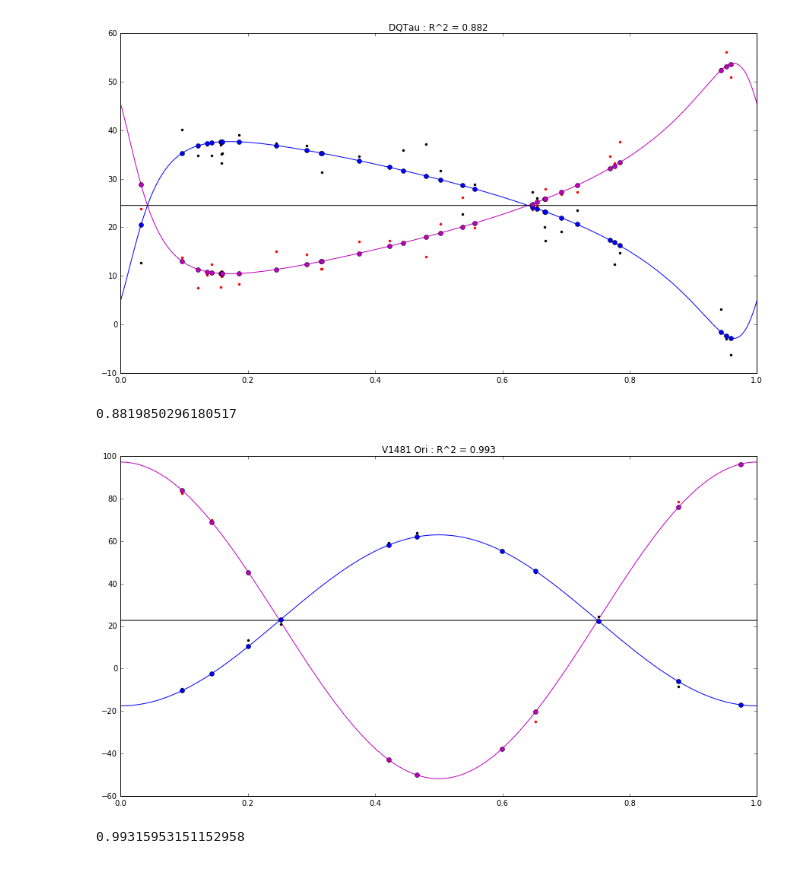
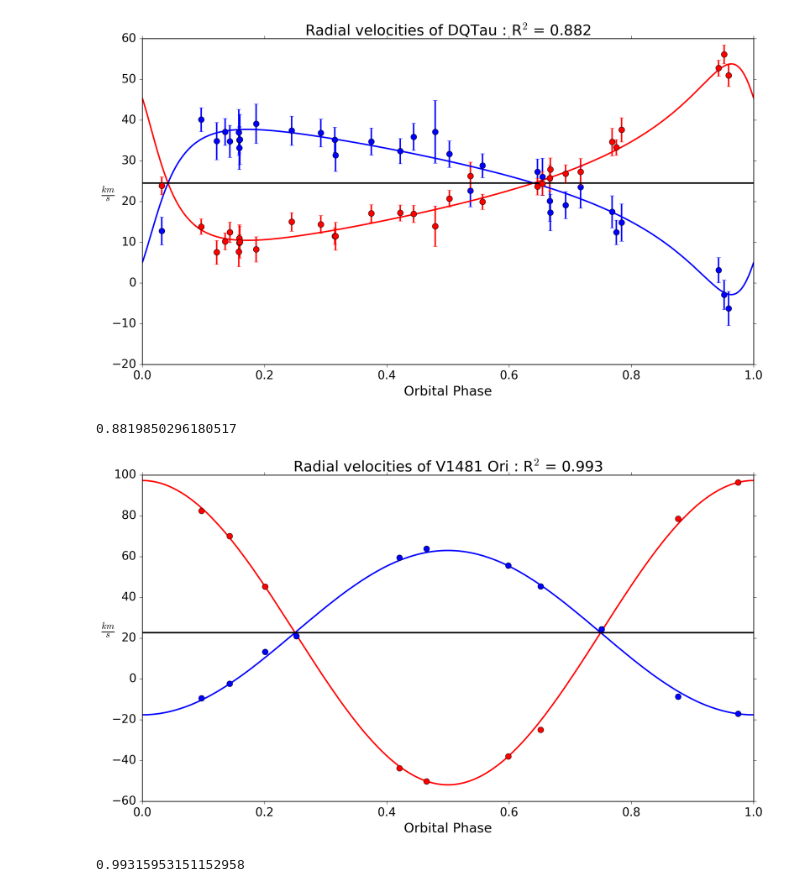
Before and after one commit to jacob-i-skinner/Orbit-Fitting, a Jupyter notebook: with data - Plotter.ipynb, the cells around one changed output. Cells and saved outputs as stored; diff of their text form; code cells hidden in the pictures.

```diff
--- a/with data - Plotter.ipynb
+++ b/with data - Plotter.ipynb
@@ -1,10 +1,29 @@
 # %%
 import numpy as np
+from IPython.display import set_matplotlib_formats
 from matplotlib import pyplot as plt
+import matplotlib
 %matplotlib inline
 
+set_matplotlib_formats('pdf', 'png')
+plt.rcParams['savefig.dpi'] = 200
+
+plt.rcParams['figure.autolayout'] = False
+plt.rcParams['figure.figsize'] = 6,6
+plt.rcParams['axes.labelsize'] = 18
+plt.rcParams['axes.titlesize'] = 20
+plt.rcParams['font.size'] = 16
+plt.rcParams['lines.linewidth'] = 2.0
+plt.rcParams['lines.markersize'] = 8
+plt.rcParams['legend.fontsize'] = 14
+
+matplotlib.rcParams['xtick.direction'] = 'out'
+matplotlib.rcParams['ytick.direction'] = 'out'
+
 V1481A = np.array([24.36, -17.04, 13.26, 59.44, 45.43, -8.61, -9.37, 20.98, 63.91, -2.29, 55.55])
+Aerror = np.array([1.25, 1.04, 1.03, 1.03, 1.02, 1.17, 1.04, 1.25, 1.09, 1.10, 1.14])
 V1481B = np.array([96.34, 45.27, -43.73, -24.96, 78.60, 82.46, -50.16, 70.06, -37.94])
+Berror = np.array([0.83, 0.82, 0.82, 0.81, 0.94, 0.83, 0.88, 0.88, 0.91])
 JD     = np.array([2453658.8320, 2453659.8226, 2453660.8243, 2453661.8003, 2453662.8240, 2453663.8200,
                    2453664.7964, 2453678.7838, 2453679.7282, 2453753.6614, 2453755.6823])
 JDB    = np.array([2453659.8226, 2453660.8243, 2453661.8003, 2453662.8240, 2453663.8200,
@@ -13,9 +32,15 @@ JDB    = np.array([2453659.8226, 2453660.8243, 2453661.8003, 2453662.8240, 24536
 DQTau1 = np.array([34.76, -2.93, 37.11, 37.38, 34.73, 31.64, 26.07, 23.51, 20.10, 17.31, 27.28, 36.99, 33.17,
                    35.11, 35.24, 28.81, 12.43, 40.09, 35.14, 35.89, 19.12, 37.08, 36.83, 12.75, -6.27, 14.82,
                    34.84,  3.16, 32.37, 39.09, 17.46, 22.67, 31.34])
+oneError = np.array([3.93, 3.61, 7.72, 3.56, 3.35, 3.23, 4.56, 5.11, 4.96, 4.46, 3.19, 5.66, 5.28, 3.15, 6.15,
+                     2.92, 3.01, 2.92, 3.12, 3.31, 3.35, 3.27, 3.41, 3.41, 4.17, 4.56, 4.56, 3.08, 3.08, 4.82,
+                     3.95, 3.95, 3.95])
 DQTau2 = np.array([12.44, 56.13, 13.90, 15.01, 17.06, 20.70, 24.40, 27.30, 25.73, 27.86, 23.67, 7.64, 10.94,
                    09.87, 10.05, 19.93, 33.26, 13.83, 11.47, 16.98, 26.86, 10.20, 14.36, 23.86, 50.94, 37.61,
                    07.51, 52.75, 17.20, 08.27, 34.61, 26.25, 11.49])
+twoError = np.array([2.53, 2.32, 4.97, 2.29, 2.16, 2.08, 2.94, 3.29, 3.19, 2.87, 2.06, 3.64, 3.40, 2.02, 3.96,
+                     1.88, 1.94, 1.88, 2.00, 2.13, 2.16, 2.10, 2.19, 2.19, 2.69, 2.94, 2.94, 1.98, 1.98, 3.10,
+                     3.41, 3.41, 3.41])
 HJD    = np.array([45982.0293, 46389.8446, 46745.8122, 47073.9364, 47075.9910, 47078.0084, 47127.8232, 47128.8081,
                    47159.6132, 47159.6318, 47427.9265, 47546.6122, 47546.6272, 47546.6272, 47546.6423, 47789.9412,
                    47840.8048, 47845.8709, 47896.7312, 47898.7686, 47902.6961, 48525.9580, 48670.6445, 48871.9572,
@@ -29,7 +54,7 @@ HJD    = np.array([45982.0293, 46389.8446, 46745.8122, 47073.9364, 47075.9910, 4
 #the below cell converts the time of a measurement into the phase of a measurement, from known T and P
 #needed before the plot is made, but cannot be done until parameter fit is foun
 
-def phases(times): #function converts time measurements in time into measurements in orbital phase from 0-1
+def phases(T, times): #function converts time measurements in time into measurements in orbital phase from 0-1
     timePhases = np.zeros(times.size) #function is only useful after T and P have been determined
     for i in range(0, times.size):
         timePhases[i] = ((times[i])-T)/P-int(((times[i])-T)/P)
@@ -56,30 +81,33 @@ def rv(K, P, T, e, w, y, t): #function generates RV values plot from given param
 # %%
 #These parameters are shared by the entire system, DQTau
 
 P = 15.80158 #period in days determined first via periodogram
 T = 47433.507 #Time offset in days, boils down to a horizontal shift in RV. T is the 'zero' point
 e = 0.568 #eccentricity (unitless)
 w = 4.047 #longitude of periastron in radians
 y = 24.52 #systemic velocity in km/s
 t = np.linspace(0, P, num = 10000)
 
 #these parameters are star specific
 K1= 20.28 #semamplitude in km/s
 K2= -21.66
 
 plt.figure(figsize=(15,8))
 plt.plot(t/P, rv(K1, P, T, e, w, y, t))
-plt.plot(t/P, rv(K2, P, T, e, w, y, t), 'm')
+plt.plot(t/P, rv(K2, P, T, e, w, y, t), 'r')
 plt.plot(t/P, y*np.ones(t.size), 'k')
-plt.plot(phases(HJD), DQTau1, 'k.')
-plt.plot(phases(HJD), DQTau2, 'r.')
-plt.plot(phases(HJD), rv(K1, P, T, e, w, y, phases(HJD)*P), 'bo')
-plt.plot(phases(HJD), rv(K2, P, T, e, w, y, phases(HJD)*P), 'mo')
+plt.errorbar(phases(T, HJD), DQTau1, yerr = oneError, fmt = 'bo')
+plt.errorbar(phases(T, HJD), DQTau2, yerr = twoError, fmt = 'ro')
+plt.plot(phases(T, HJD), DQTau2, 'ro')
+#plt.plot(phases(T, HJD)*P, rv(K1, P, T, e, w, y, phases(T, HJD)*P), 'bo')
+#plt.plot(phases(T, HJD)*P, rv(K2, P, T, e, w, y, phases(T, HJD)*P), 'mo')
+plt.xlabel('Orbital Phase')
+plt.ylabel('$\\frac{km}{s}$', rotation = 0)
 plt.xlim(0,1)
-plt.title('DQTau : R^2 = 0.882')
+plt.title('Radial velocities of DQTau : R$^2$ = 0.882')
 plt.savefig('DQTauRVs.png')
 # %% [output]
-[figure, old version]
+[figure, new version]
 # %%
 def RSquared(data1, data2, fit1, fit2): #returns r squared when given an array of observed an expected values
     def average(data):
@@ -108,18 +136,20 @@ K2= 74.6
 
 plt.figure(figsize=(15,8))
 plt.plot(t/P, rv(K1, P, T, e, w, y, t))
-plt.plot(t/P, rv(K2, P, T, e, w, y, t), 'm')
+plt.plot(t/P, rv(K2, P, T, e, w, y, t), 'r')
 plt.plot(t/P, y*np.ones(t.size), 'k')
-plt.plot(phases(JD), V1481A, 'k.')
-plt.plot(phases(JDB), V1481B, 'r.')
-plt.plot(phases(JD), rv(K1, P, T, e, w, y, phases(JD)*P), 'bo')
-plt.plot(phases(JDB), rv(K2, P, T, e, w, y, phases(JDB)*P), 'mo')
+plt.errorbar(phases(T, JD), V1481A, yerr = Aerror, fmt = 'bo')
+plt.errorbar(phases(T, JDB), V1481B, yerr = Berror, fmt = 'ro')
+#plt.plot(phases(T, JD), rv(K1, P, T, e, w, y, phases(T, JD)*P), 'bo')
+#plt.plot(phases(T, JDB), rv(K2, P, T, e, w, y, phases(T, JDB)*P), 'mo')
+plt.xlabel('Orbital Phase')
+plt.ylabel('$\\frac{km}{s}$', rotation = 0)
 plt.xlim(0,1)
 plt.title('V1481 Ori')
-plt.title('V1481 Ori : R^2 = 0.993')
-plt.savefig('V1481 Ori.png')
+plt.title('Radial velocities of V1481 Ori : R$^2$ = 0.993')
+plt.savefig('V1481 Ori RVs.png')
 # %% [output]
-[figure, old version]
+[figure, new version]
 # %%
 RSquared(V1481A, V1481B, rv(K1, P, T, e, w, y, phases(JD)*P), rv(K2, P, T, e, w, y, phases(JDB)*P))
 # %% [output]
```
Also changed, not shown: parts of 1 cell of this notebook, 4 other files.
